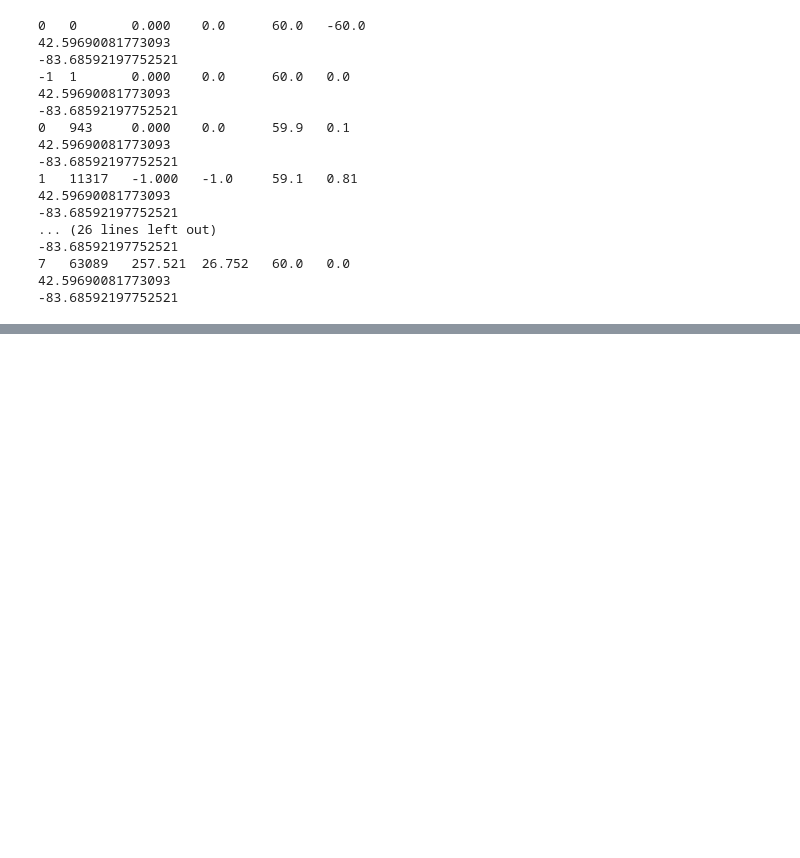
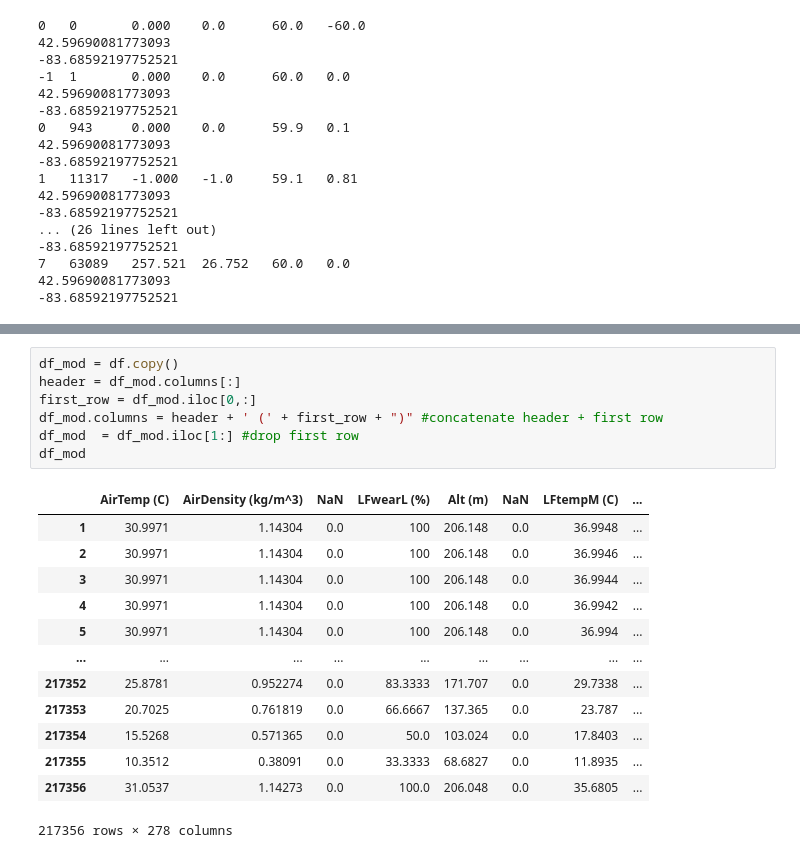
Before and after one commit to conect2ai/Racing4all, a Jupyter notebook: Iracing/iracing_notebook.ipynb, the cells around one changed output, grey strips where cells are left out. Saved outputs shown, nothing was run; the diff lists cells and outputs as text; blank space fills up the shorter version.

```diff
--- a/Iracing/iracing_notebook.ipynb
+++ b/Iracing/iracing_notebook.ipynb
@@ -173,0 +198,21 @@ ir_ibt.close()
+# %%
+df_mod = df.copy()
+header = df_mod.columns[:]
+first_row = df_mod.iloc[0,:]
+df_mod.columns = header + ' (' + first_row + ")" #concatenate header + first row
+df_mod  = df_mod.iloc[1:] #drop first row
+df_mod
+# %% [output]
+|  | AirTemp (C) | AirDensity (kg/m^3) | NaN | LFwearL (%) | Alt (m) | NaN | LFtempM (C) | ... |
+| 1 | 30.9971 | 1.14304 | 0.0 | 100 | 206.148 | 0.0 | 36.9948 | ... |
+| 2 | 30.9971 | 1.14304 | 0.0 | 100 | 206.148 | 0.0 | 36.9946 | ... |
+| 3 | 30.9971 | 1.14304 | 0.0 | 100 | 206.148 | 0.0 | 36.9944 | ... |
+| 4 | 30.9971 | 1.14304 | 0.0 | 100 | 206.148 | 0.0 | 36.9942 | ... |
+| 5 | 30.9971 | 1.14304 | 0.0 | 100 | 206.148 | 0.0 | 36.994 | ... |
+| ... | ... | ... | ... | ... | ... | ... | ... | ... |
+| 217352 | 25.8781 | 0.952274 | 0.0 | 83.3333 | 171.707 | 0.0 | 29.7338 | ... |
+| 217353 | 20.7025 | 0.761819 | 0.0 | 66.6667 | 137.365 | 0.0 | 23.787 | ... |
+| 217354 | 15.5268 | 0.571365 | 0.0 | 50.0 | 103.024 | 0.0 | 17.8403 | ... |
+| 217355 | 10.3512 | 0.38091 | 0.0 | 33.3333 | 68.6827 | 0.0 | 11.8935 | ... |
+| 217356 | 31.0537 | 1.14273 | 0.0 | 100.0 | 206.048 | 0.0 | 35.6805 | ... |
+217356 rows × 278 columns
```
Also changed, not shown: parts of 4 cells of this notebook, 3 other files.
